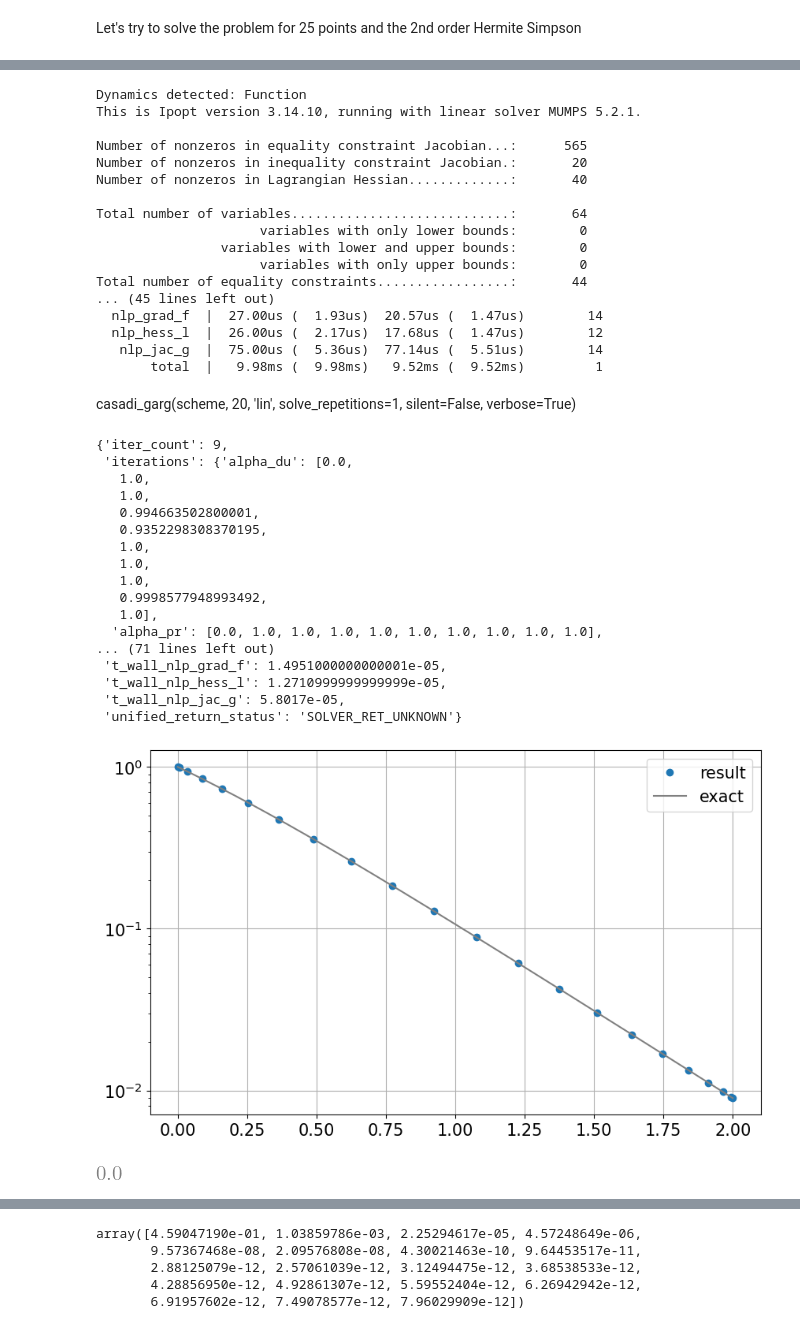
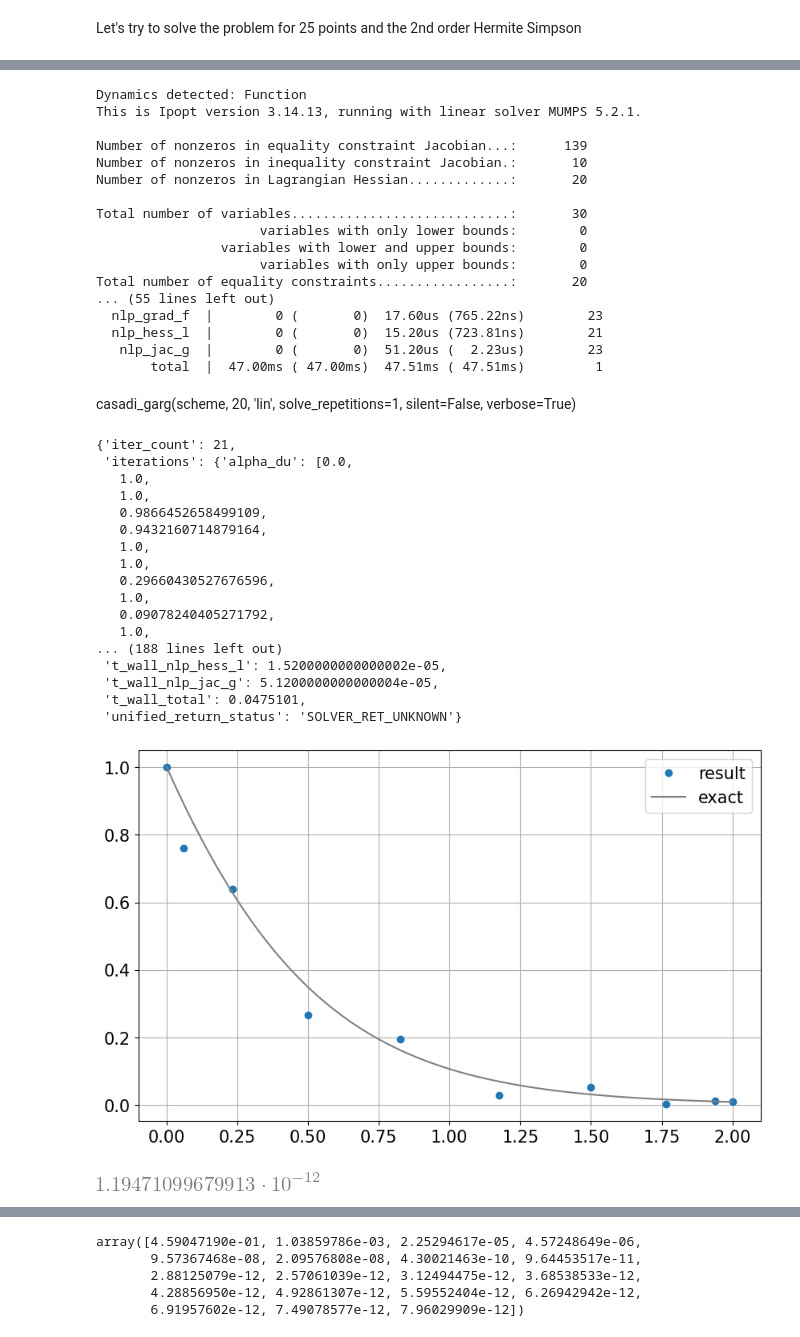
Before and after one commit to AunSiro/Cosejas_IRI, a Jupyter notebook: Casadi/Garg-bottom-up-pseudospectral.ipynb, the cells around one changed output, grey strips where cells are left out. Cells and saved outputs as stored; diff of their text form; code cells hidden in the pictures.

```diff
--- a/Casadi/Garg-bottom-up-pseudospectral.ipynb
+++ b/Casadi/Garg-bottom-up-pseudospectral.ipynb
@@ -415,59 +395,59 @@ casadi_garg(scheme,n_col, 'lin',solve_repetitions=1,silent=True,verbose=False)
 # %%
-scheme = 'BU_LG'
-n_col = 20
+scheme = 'BU_CGL'
+n_col = 10
 _res = casadi_garg(scheme, n_col, 'lin', solve_repetitions=1,  silent=False, verbose=True)
 # %% [output]
 Dynamics detected: Function
-This is Ipopt version 3.14.10, running with linear solver MUMPS 5.2.1.
+This is Ipopt version 3.14.13, running with linear solver MUMPS 5.2.1.
 
-Number of nonzeros in equality constraint Jacobian...:      565
-Number of nonzeros in inequality constraint Jacobian.:       20
-Number of nonzeros in Lagrangian Hessian.............:       40
+Number of nonzeros in equality constraint Jacobian...:      139
+Number of nonzeros in inequality constraint Jacobian.:       10
+Number of nonzeros in Lagrangian Hessian.............:       20
 
-Total number of variables............................:       64
+Total number of variables............................:       30
                      variables with only lower bounds:        0
                 variables with lower and upper bounds:        0
                      variables with only upper bounds:        0
-Total number of equality constraints.................:       44
-... (45 lines left out)
-  nlp_grad_f  |  27.00us (  1.93us)  20.57us (  1.47us)        14
-  nlp_hess_l  |  26.00us (  2.17us)  17.68us (  1.47us)        12
-   nlp_jac_g  |  75.00us (  5.36us)  77.14us (  5.51us)        14
-       total  |   9.98ms (  9.98ms)   9.52ms (  9.52ms)         1
+Total number of equality constraints.................:       20
+... (55 lines left out)
+  nlp_grad_f  |        0 (       0)  17.60us (765.22ns)        23
+  nlp_hess_l  |        0 (       0)  15.20us (723.81ns)        21
+   nlp_jac_g  |        0 (       0)  51.20us (  2.23us)        23
+       total  |  47.00ms ( 47.00ms)  47.51ms ( 47.51ms)         1
 # %% [markdown]
 casadi_garg(scheme, 20, 'lin', solve_repetitions=1,  silent=False, verbose=True)
 # %%
 _res['opti_stats']
 # %% [output]
-{'iter_count': 9,
+{'iter_count': 21,
  'iterations': {'alpha_du': [0.0,
    1.0,
    1.0,
-   0.994663502800001,
-   0.9352298308370195,
+   0.9866452658499109,
+   0.9432160714879164,
    1.0,
    1.0,
+   0.29660430527676596,
    1.0,
-   0.9998577948993492,
-   1.0],
-  'alpha_pr': [0.0, 1.0, 1.0, 1.0, 1.0, 1.0, 1.0, 1.0, 1.0, 1.0],
-... (71 lines left out)
- 't_wall_nlp_grad_f': 1.4951000000000001e-05,
- 't_wall_nlp_hess_l': 1.2710999999999999e-05,
- 't_wall_nlp_jac_g': 5.8017e-05,
+   0.09078240405271792,
+   1.0,
+... (188 lines left out)
+ 't_wall_nlp_hess_l': 1.5200000000000002e-05,
+ 't_wall_nlp_jac_g': 5.1200000000000004e-05,
+ 't_wall_total': 0.0475101,
  'unified_return_status': 'SOLVER_RET_UNKNOWN'}
 # %%
 plt.figure(figsize=oct_fig_size)
 plt.plot(_res['t'],_res['x'], 'o', label = 'result')
 t_arr = np.linspace(0,2,500)
 plt.plot(t_arr, x_true_num(t_arr), 'grey', label = 'exact')
 plt.legend()
-plt.yscale('log')
+#plt.yscale('log')
 plt.grid()
 # %% [output]
-[figure, old version]
+[figure, new version]
 # %%
 np.max(_res['x']- x_true_num(_res['t']))
 # %% [output]
-[figure, old version]
+[figure, new version]
 # %%
```
Also changed, not shown: parts of 7 cells of this notebook, 2 other files.
